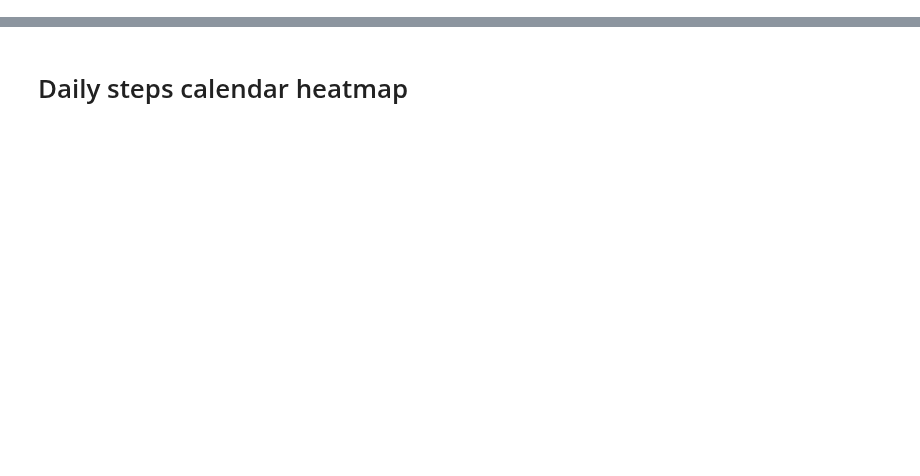
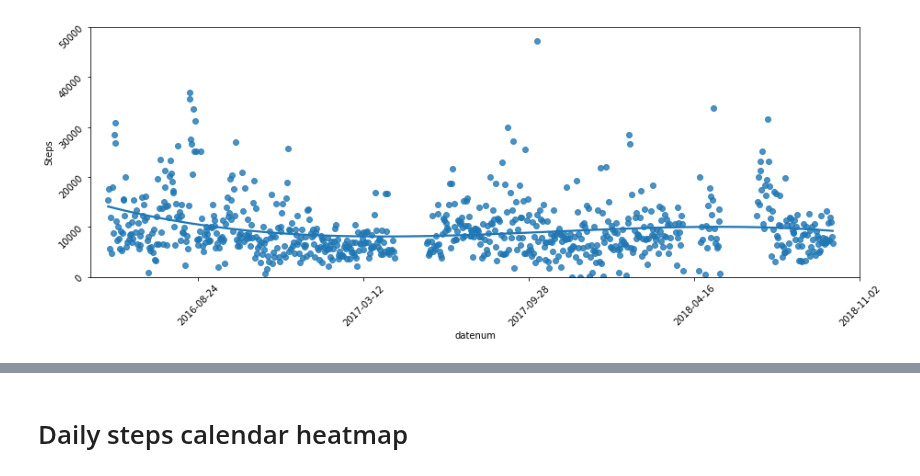
Before and after one commit to cristianpb/cristianpb.github.io, a Jupyter notebook: assets/img/withings/01-Withings.ipynb, the cells around one changed output, grey strips where cells are left out. Saved outputs shown, nothing was run; the diff lists cells and outputs as text; code cells hidden in the pictures; blank space fills up the shorter version.

```diff
--- a/assets/img/withings/01-Withings.ipynb
+++ b/assets/img/withings/01-Withings.ipynb
@@ -19,0 +37,24 @@ df.head()
+# %%
+df_mix = df_fit.merge(df.assign(Date=df['date'].dt.strftime("%Y-%m-%d")), on='Date', how='outer')
+# %%
+df_mix['Steps'] = df_mix[['value', 'Step count']].mean(axis=1)
+# %%
+df_mix.dropna(axis=0, subset=['Steps'], inplace=True)
+# %%
+df_mix['datenum'] = dates.datestr2num(df_mix['Date']) #pd.to_numeric(df.date)
+# %%
+plt.figure(figsize=(15,5))
+#fig, ax = plt.subplots()
+ax = sns.regplot(x="datenum", y="Steps", data=df_mix, order=4, ci=None, truncate=True)# x_estimator=np.mean, logx=True, truncate=True)
+
+# xlim
+ax.set_ylim(0, 50000)
+ax.set_xlim(736070, 737000)
+
+# here's the magic:
+ax.xaxis.set_major_formatter(fake_dates)
+
+# legible labels
+ax.tick_params(labelrotation=45)
+# %% [output]
+[figure, added]
```
Also changed, not shown: parts of 25 cells of this notebook, 1 other file.
